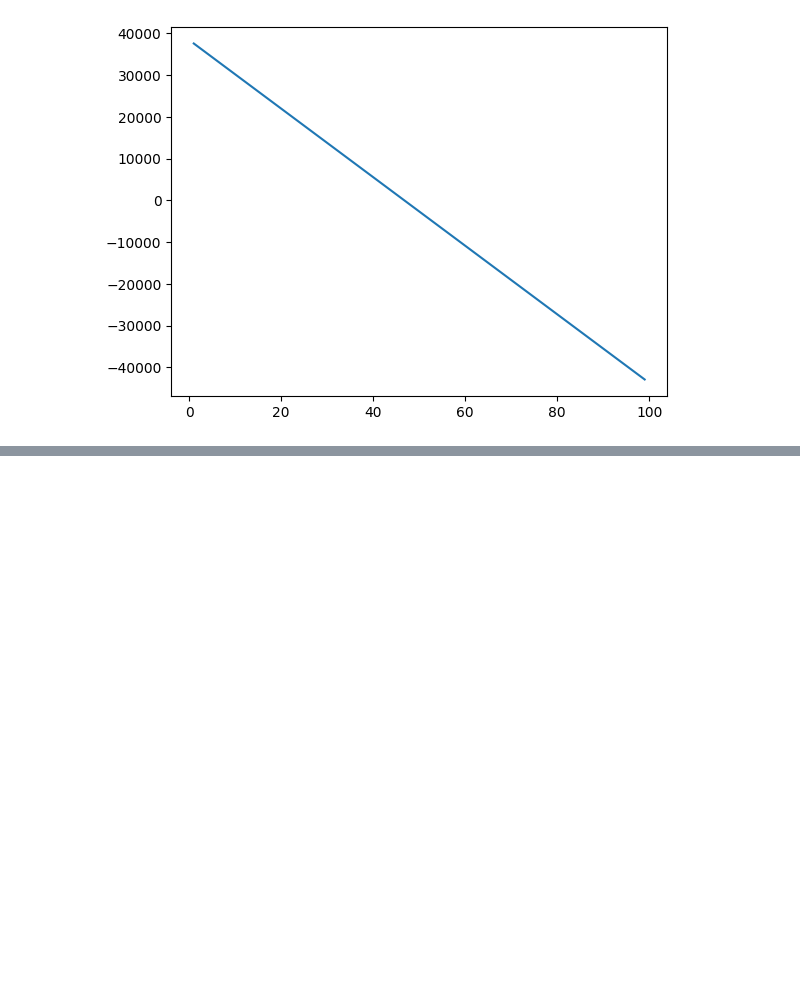
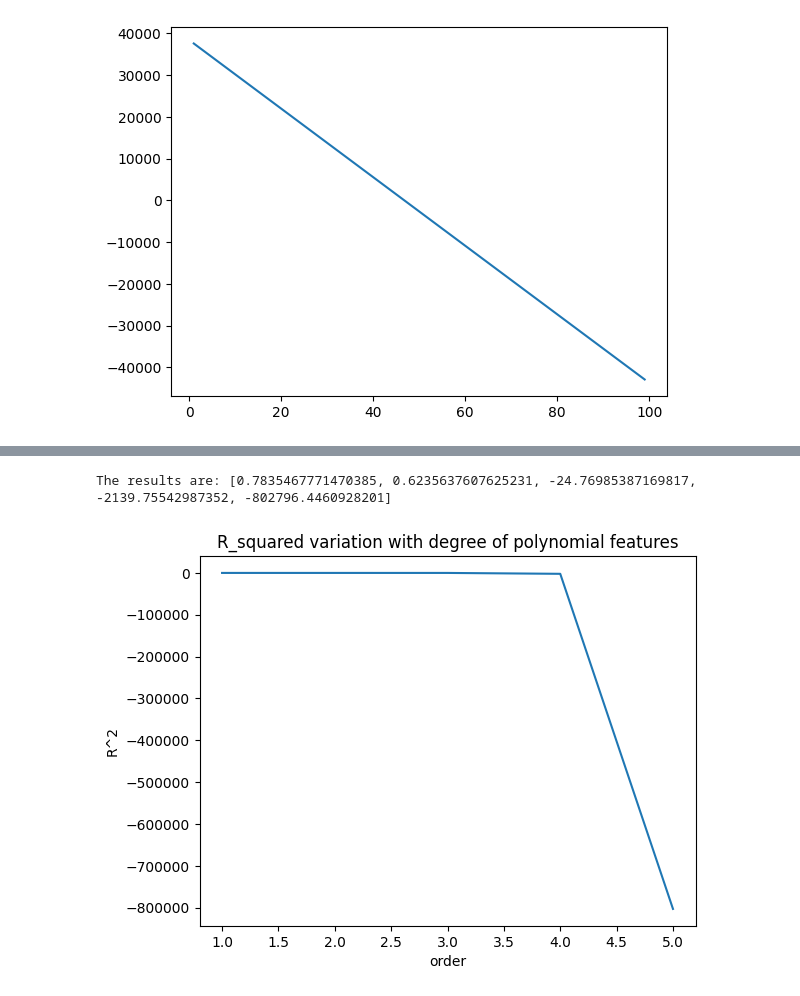
Before and after one commit to grish77/Data_Analysis-Basics, a Jupyter notebook: dataAnalysisUsingPython.ipynb, the cells around one changed output, grey strips where cells are left out. Cells and saved outputs as stored; diff of their text form; code cells hidden in the pictures; blank space fills up the shorter version.

```diff
--- a/dataAnalysisUsingPython.ipynb
+++ b/dataAnalysisUsingPython.ipynb
@@ -763,0 +835,6 @@ plt.show()
+# %%
+#splitting the data into 2 halves (50-50) for training and testing
+x_train, x_test, y_train, y_test = train_test_split(Z, y, test_size=0.5, random_state=0)
+print("number of test samples :", x_test.shape[0])
+print("number of training samples:",x_train.shape[0])
+print("Total number of samples: ", Z.shape[0])
@@ -763,0 +848,22 @@ plt.show()
+# %%
+model = LinearRegression()
+test_results= []
+order = [1, 2, 3, 4, 5]
+for n in order:
+    pr = PolynomialFeatures(degree=n)
+    x_train_pr = pr.fit_transform(x_train)
+    x_test_pr = pr.fit_transform(x_test)
+    model.fit(x_train_pr, y_train)
+    test_results.append(model.score(x_test_pr, y_test))
+print("The results are:", test_results)
+# %% [output]
+The results are: [0.7835467771470385, 0.6235637607625231, -24.76985387169817, -2139.75542987352, -802796.4460928201]
+# %%
+#plotting the R_squared score against the degree of polynomial
+plt.plot(order, test_results)
+plt.xlabel('order')
+plt.ylabel('R^2')
+plt.title('R_squared variation with degree of polynomial features')
+plt.show()
+# %% [output]
+[figure, added]
```
Also changed, not shown: parts of 17 cells of this notebook.
